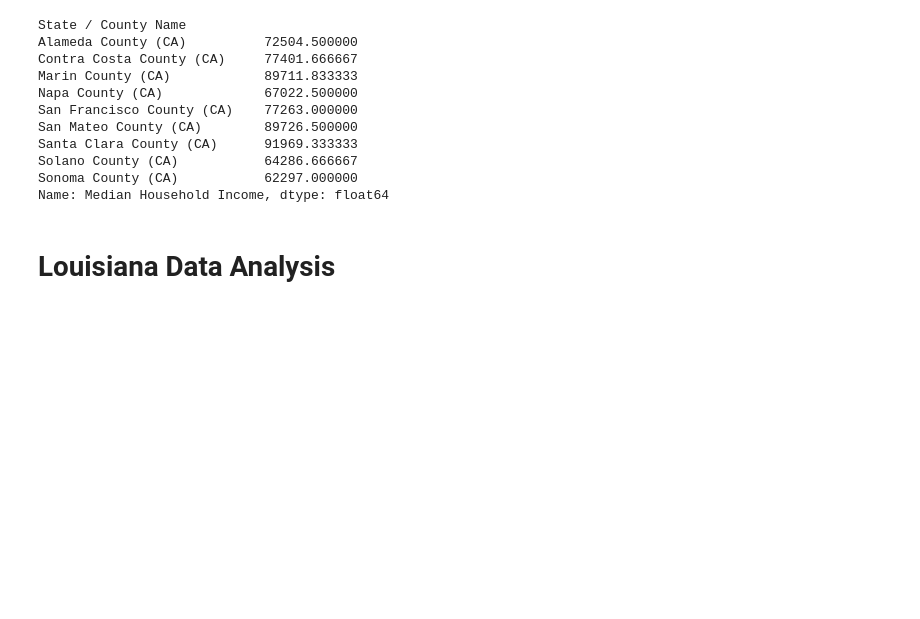
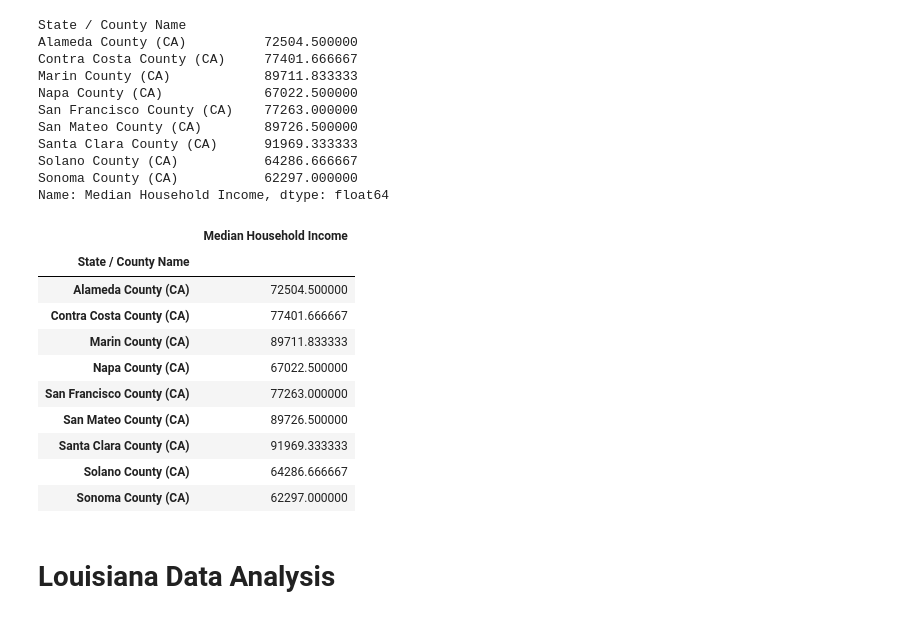
Before and after one commit to bripapp/green_city, a Jupyter notebook: BR_SF_income_cleaning.ipynb, the cells around one changed output. Saved outputs shown, nothing was run; the diff lists cells and outputs as text; code cells hidden in the pictures; blank space fills up the shorter version.

```diff
--- a/BR_SF_income_cleaning.ipynb
+++ b/BR_SF_income_cleaning.ipynb
@@ -242,3 +242,17 @@ Santa Clara County (CA)      91969.333333
 Solano County (CA)           64286.666667
 Sonoma County (CA)           62297.000000
 Name: Median Household Income, dtype: float64
+# %%
+pd.DataFrame(SF_CA_Average_HouseHold_income)
+# %% [output]
+|  | Median Household Income |
+| State / County Name |  |
+| Alameda County (CA) | 72504.500000 |
+| Contra Costa County (CA) | 77401.666667 |
+| Marin County (CA) | 89711.833333 |
+| Napa County (CA) | 67022.500000 |
+| San Francisco County (CA) | 77263.000000 |
+| San Mateo County (CA) | 89726.500000 |
+| Santa Clara County (CA) | 91969.333333 |
+| Solano County (CA) | 64286.666667 |
+| Sonoma County (CA) | 62297.000000 |
```
Also changed, not shown: parts of 8 cells of this notebook, 4 other files.
